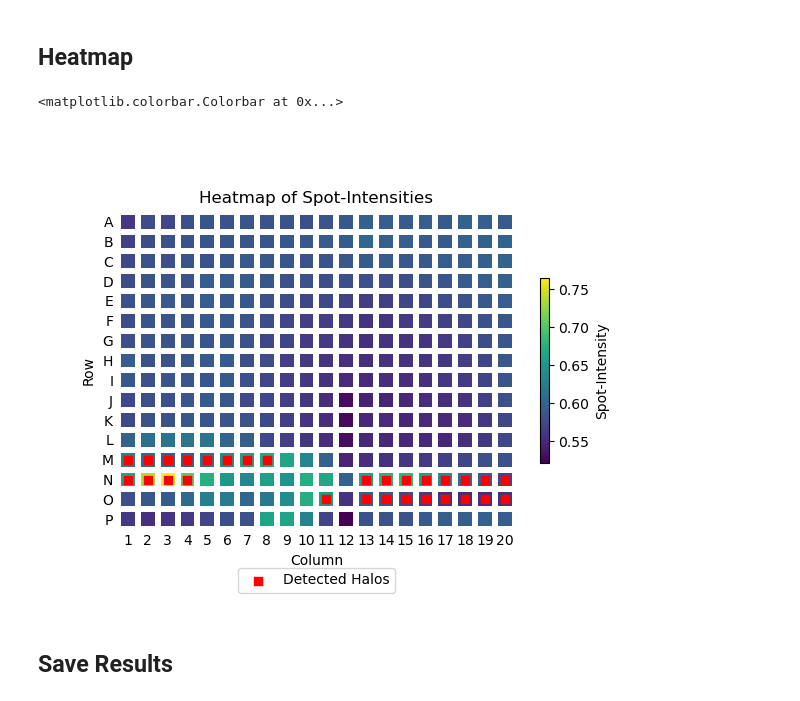
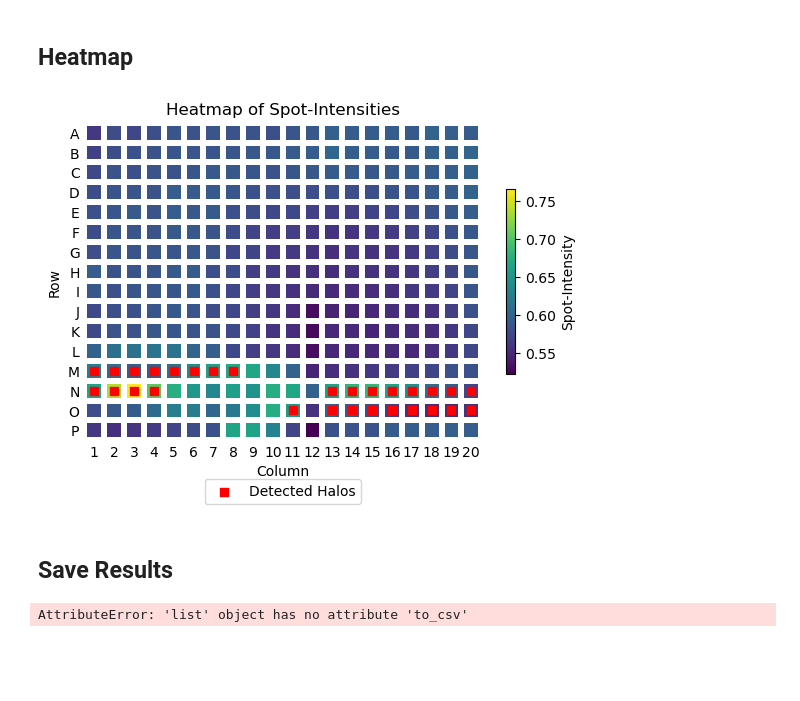
Before and after one commit to Functional-Metabolomics-Lab/MicrospotReader_test, a Jupyter notebook: microspot_reader.ipynb, the cells around one changed output. Drawn from its saved outputs; the diff is of its cells as text; code cells hidden in the pictures; blank space fills up the shorter version.

```diff
--- a/microspot_reader.ipynb
+++ b/microspot_reader.ipynb
@@ -164,33 +132,10 @@ for idx in halo_df.index:
 # %% [markdown]
 ## Heatmap
-# %%
-sort_df=msu.spot.create_df(sort_spots)
-heatmap=sort_df.pivot_table(index="row_name",columns="column",values="spot_intensity")
-
-# Display Image and corresponding Heatmap
-fig,ax=plt.subplots()
-htmp=ax.pcolormesh(heatmap.iloc[::-1],edgecolors="white",linewidth=4)
-ax.set(title="Heatmap of Spot-Intensities",
-          aspect="equal",
-          ylabel="Row",
-          xlabel="Column",
-          yticks=np.array(range(1,len(heatmap)+1))-0.5,
-          xticks=np.array(range(1,len(heatmap.columns)+1))-0.5,
-          yticklabels=heatmap.index[::-1],
-          xticklabels=heatmap.columns
-          )
-ax.spines[["right","left","top","bottom"]].set_visible(False)
-ax.tick_params(axis=u'both', which=u'both',length=0)
-ax.scatter(sort_df.loc[sort_df["halo"]>0,"column"]-(math.floor((grid_props["columns"]["bounds"][0])/10)*10)-0.5,grid_props["rows"]["bounds"][-1]+0.5-sort_df.loc[sort_df["halo"]>0,"row"],marker="s", c="red",label="Detected Halos")
-box = ax.get_position()
-ax.set_position([box.x0, box.y0 + box.height * 0.1,
-                 box.width, box.height * 0.9])
-ax.legend(loc='upper center', bbox_to_anchor=(0.5, -0.1),
-          fancybox=True,ncol=5)
-fig.colorbar(htmp,ax=ax,label="Spot-Intensity",shrink=0.5)
-# %% [output]
-<matplotlib.colorbar.Colorbar at 0x...>
-[figure, removed]
+# %%
+fig,ax=plt.subplots()
+plots.plot_heatmap(fig,ax,sort_spot,grid_props)
+# %% [output]
+[figure, added]
 # %% [markdown]
 ## Save Results
 # %%
@@ -203,4 +148,6 @@ filename=inputfile.name.split(".")[0]+"_spotlist.csv"
 outputfile=outputfolder/filename
 
 # Write a csv-file of the results.
-sort_df.to_csv(outputfile)
+sort_spots.to_csv(outputfile)
+# %% [output]
+AttributeError: 'list' object has no attribute 'to_csv'
```
Also changed, not shown: parts of 5 cells of this notebook, 1 other file.
